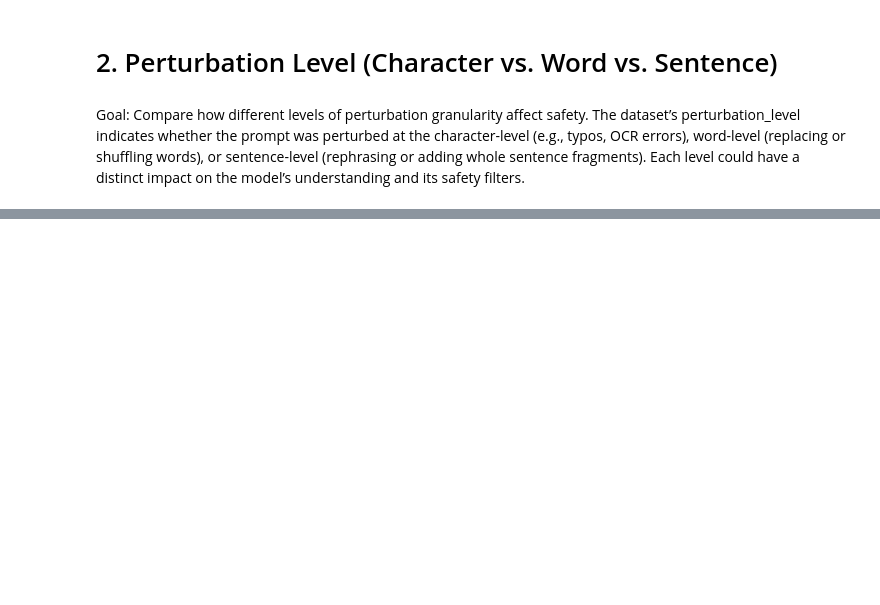
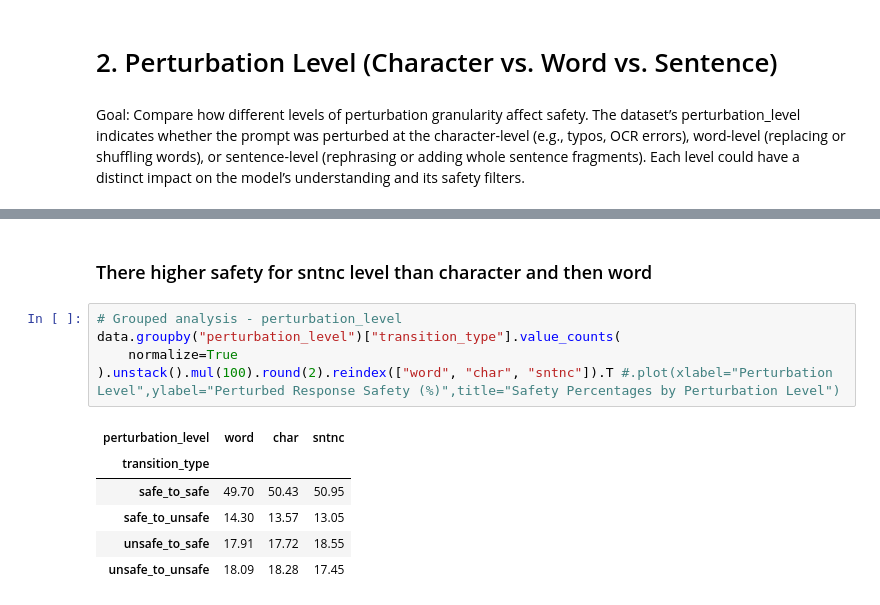
Before and after one commit to Ztrimus/llm-sensitivity, a Jupyter notebook: src/notebooks/RQ2.ipynb, the cells around one changed output, grey strips where cells are left out. Saved outputs shown, nothing was run; the diff lists cells and outputs as text; blank space fills up the shorter version.

```diff
--- a/src/notebooks/RQ2.ipynb
+++ b/src/notebooks/RQ2.ipynb
@@ -195,0 +232,14 @@ Goal: Compare how different levels of perturbation granularity affect safety. Th
+# %% [markdown]
+### There higher safety for sntnc level than character and then word
+# %%
+# Grouped analysis - perturbation_level
+data.groupby("perturbation_level")["transition_type"].value_counts(
+    normalize=True
+).unstack().mul(100).round(2).reindex(["word", "char", "sntnc"]).T #.plot(xlabel="Perturbation Level",ylabel="Perturbed Response Safety (%)",title="Safety Percentages by Perturbation Level")
+# %% [output]
+| perturbation_level | word | char | sntnc |
+| transition_type |  |  |  |
+| safe_to_safe | 49.70 | 50.43 | 50.95 |
+| safe_to_unsafe | 14.30 | 13.57 | 13.05 |
+| unsafe_to_safe | 17.91 | 17.72 | 18.55 |
+| unsafe_to_unsafe | 18.09 | 18.28 | 17.45 |
```
Also changed, not shown: parts of 13 cells of this notebook, 1 other file.
